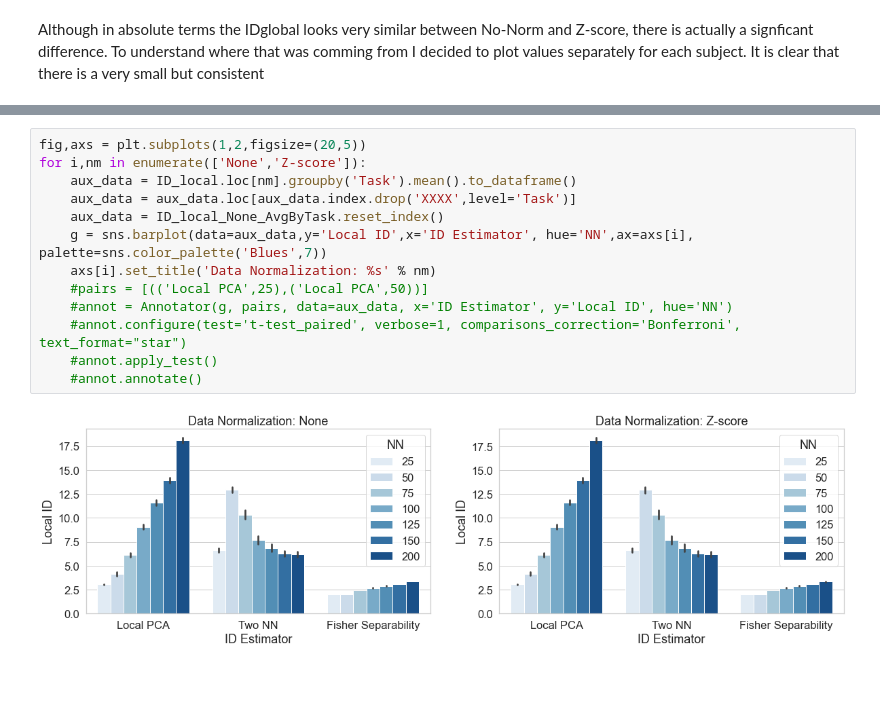
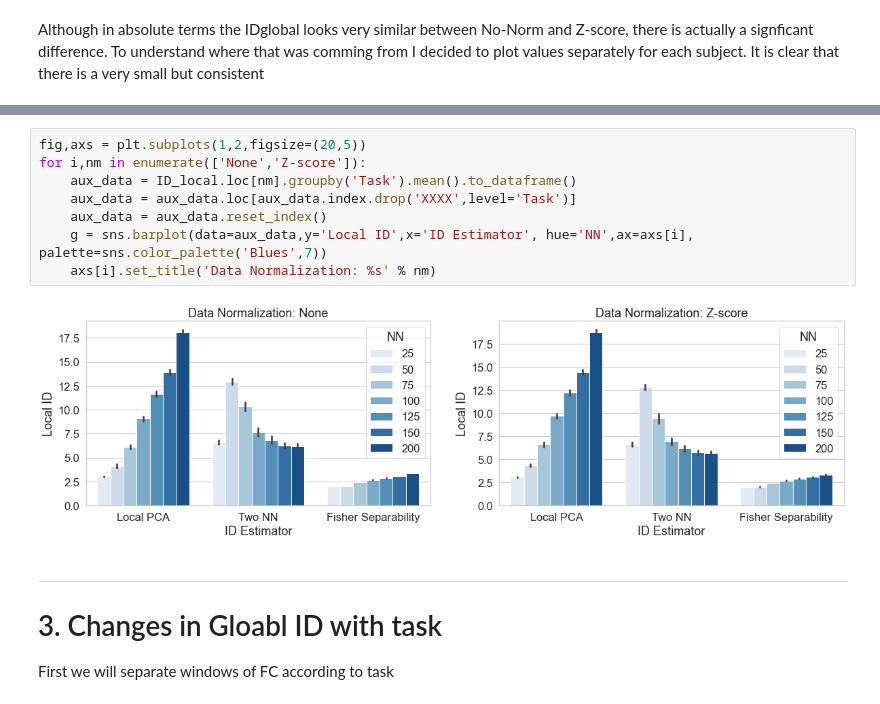
Before and after one commit to nimh-sfim/manifold_learning_fmri, a Jupyter notebook: Notebooks/N14_IDEstimation.ViewResults.ipynb, the cells around one changed output, grey strips where cells are left out. Drawn from its saved outputs; the diff is of its cells as text; blank space fills up the shorter version.

Commit message:
Summary Figures for ID analyses

```diff
--- a/Notebooks/N14_IDEstimation.ViewResults.ipynb
+++ b/Notebooks/N14_IDEstimation.ViewResults.ipynb
@@ -108,15 +132,16 @@ ID_local_df = ID_local.to_dataframe()
 # %%
 fig,axs = plt.subplots(1,2,figsize=(20,5))
 for i,nm in enumerate(['None','Z-score']):
     aux_data = ID_local.loc[nm].groupby('Task').mean().to_dataframe()
     aux_data = aux_data.loc[aux_data.index.drop('XXXX',level='Task')]
-    aux_data = ID_local_None_AvgByTask.reset_index()
+    aux_data = aux_data.reset_index()
     g = sns.barplot(data=aux_data,y='Local ID',x='ID Estimator', hue='NN',ax=axs[i], palette=sns.color_palette('Blues',7))
     axs[i].set_title('Data Normalization: %s' % nm)
-    #pairs = [(('Local PCA',25),('Local PCA',50))]
-    #annot = Annotator(g, pairs, data=aux_data, x='ID Estimator', y='Local ID', hue='NN')
-    #annot.configure(test='t-test_paired', verbose=1, comparisons_correction='Bonferroni', text_format="star")
-    #annot.apply_test()
-    #annot.annotate()
 # %% [output]
-[figure, old version]
+[figure, new version]
+# %% [markdown]
+***
+
+# 3. Changes in Gloabl ID with task
+
+First we will separate windows of FC according to task
```
Also changed, not shown: parts of 21 cells of this notebook, 1 other file.
